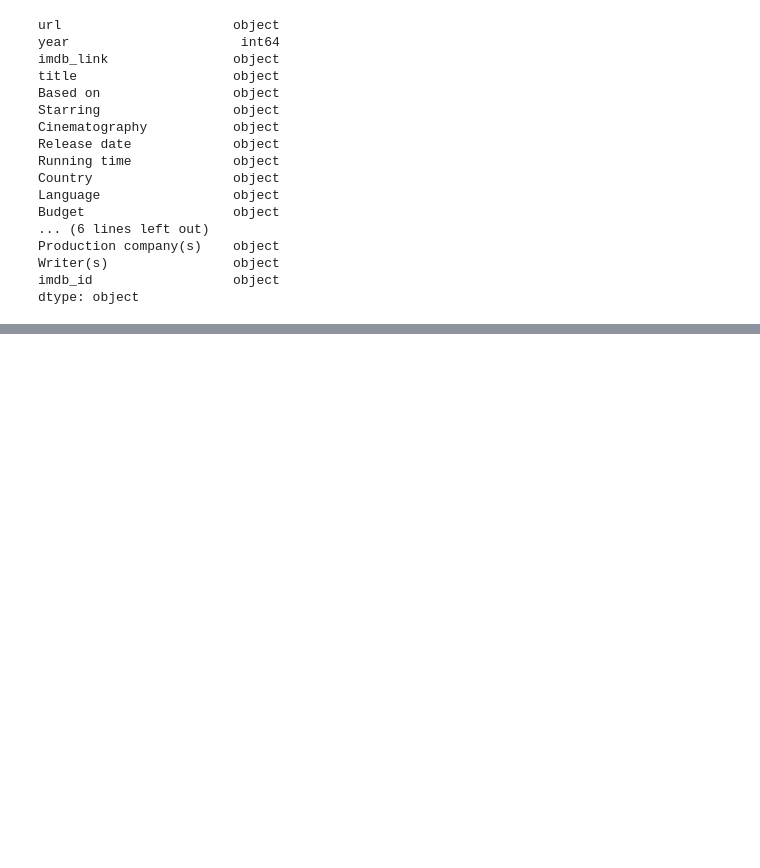
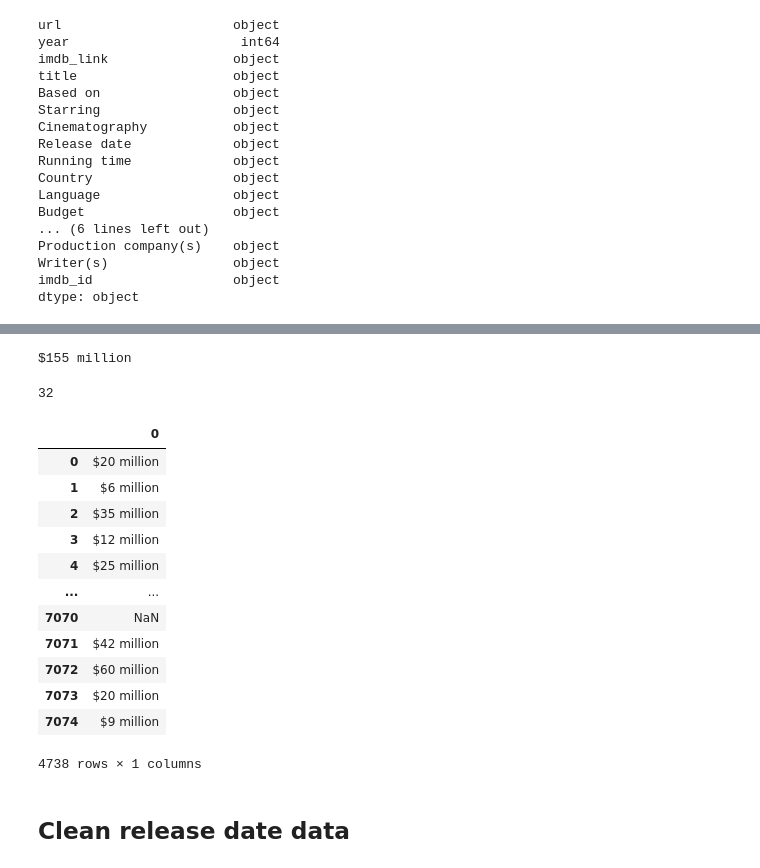
Before and after one commit to asliwinski23/Movies-ETL, a Jupyter notebook: Data Exploration.ipynb, the cells around one changed output, grey strips where cells are left out. Drawn from its saved outputs; the diff is of its cells as text; code cells hidden in the pictures; blank space fills up the shorter version.

```diff
--- a/Data Exploration.ipynb
+++ b/Data Exploration.ipynb
@@ -343,0 +412,4 @@ Name: Box office, dtype: object
+# %%
+# updating the wiki_movies_df to have cleaned box_office values
+wiki_movies_df['Box office'] = box_office.str.extract(f'({form_one}|{form_two})',
+                                                      flags=re.IGNORECASE)[0].apply(parse_dollars)
@@ -343,0 +454,31 @@ Name: Box office, dtype: object
+# %%
+# remove citation references from budgets
+budget = budget.str.replace(r'\[\d+\]\s*', '')
+print(budget[5055])
+# %% [output]
+$155 million
+# %%
+budget_matches_form_one = budget.str.contains(form_one, flags=re.IGNORECASE)
+budget_matches_form_two = budget.str.contains(form_two, flags=re.IGNORECASE)
+
+budget_non_matches = budget[~budget_matches_form_one & ~budget_matches_form_two]
+print(len(budget_non_matches))
+# %% [output]
+32
+# %%
+# extract the budget data that matches form_one and form_two for a new dataframe
+budget.str.extract(f'({form_one}|{form_two})')
+# %% [output]
+|  | 0 |
+| 0 | $20 million |
+| 1 | $6 million |
+| 2 | $35 million |
+| 3 | $12 million |
+| 4 | $25 million |
+| ... | ... |
+| 7070 | NaN |
+| 7071 | $42 million |
+| 7072 | $60 million |
+| 7073 | $20 million |
+| 7074 | $9 million |
+4738 rows × 1 columns
@@ -343,0 +489,2 @@ Name: Box office, dtype: object
+# %% [markdown]
+## Clean release date data
```
Also changed, not shown: parts of 26 cells of this notebook.
